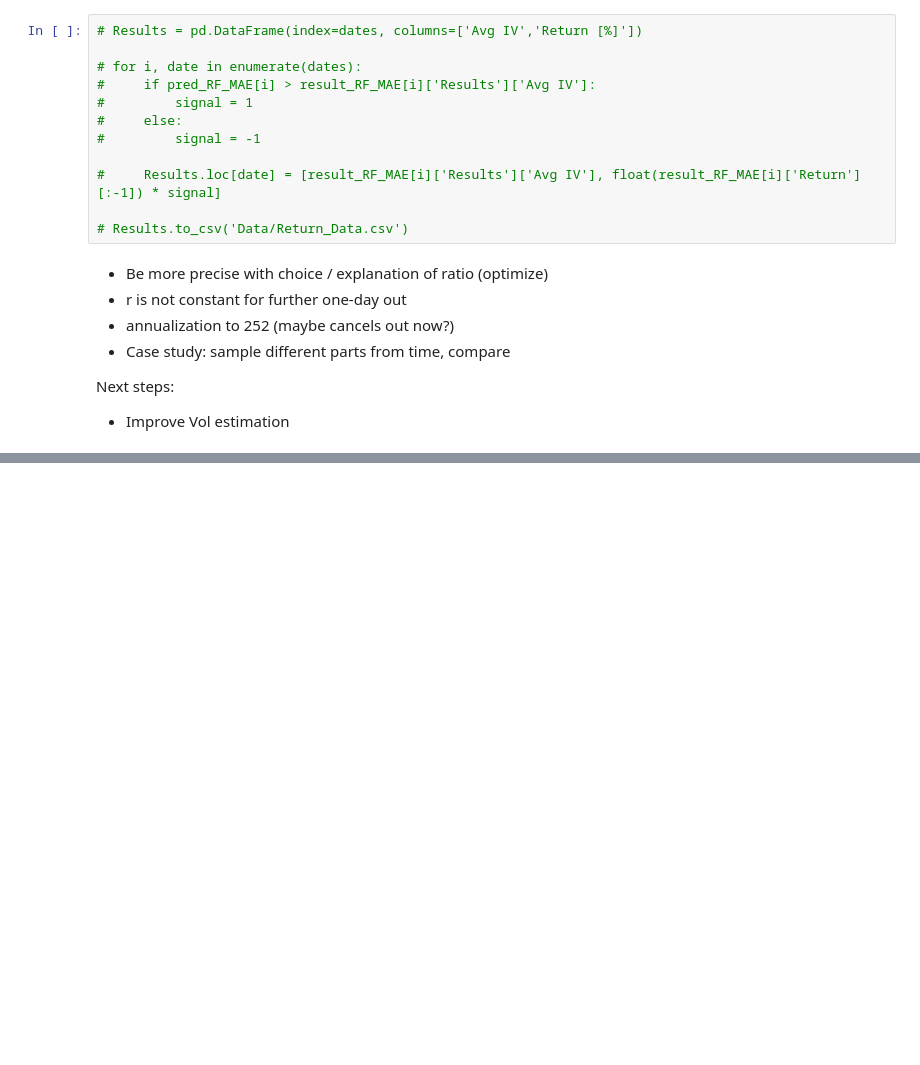
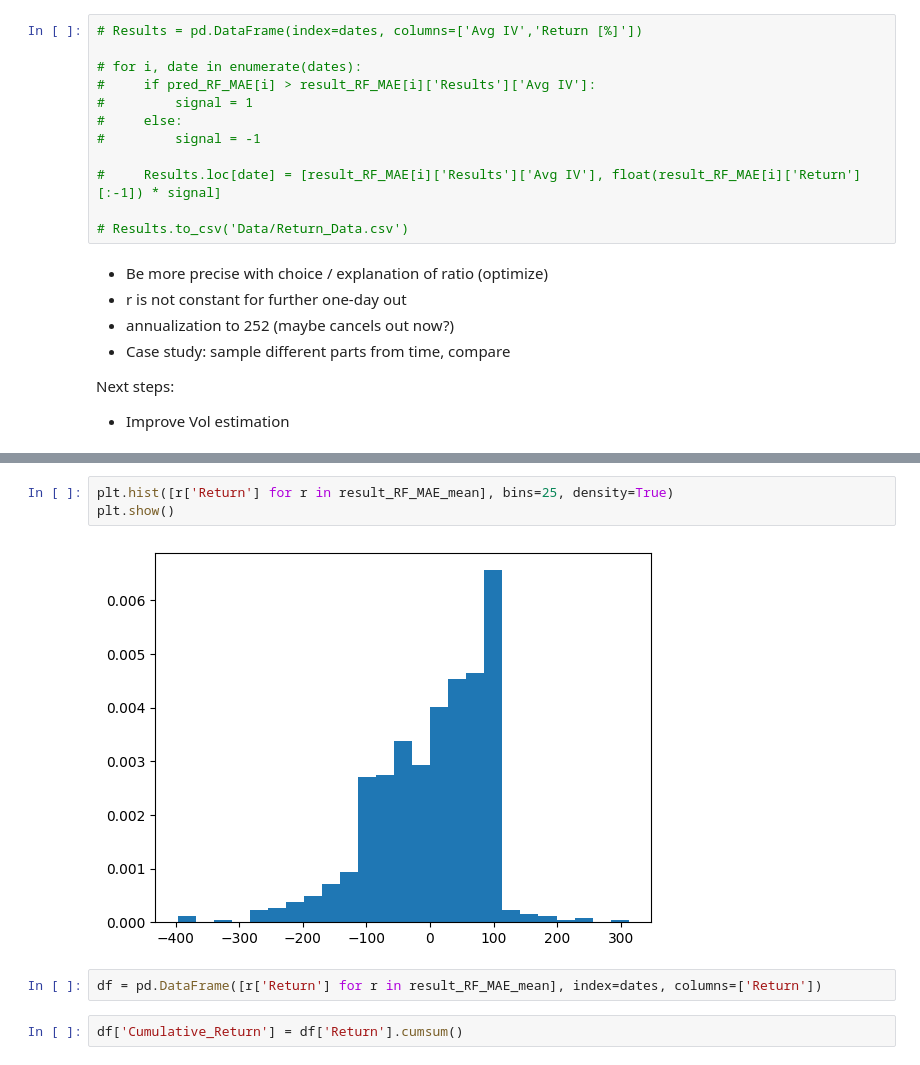
Before and after one commit to bwolfe0/VolForecasting_RandomForests, a Jupyter notebook: Minimal_Feature_Model_Comparison.ipynb, the cells around one changed output, grey strips where cells are left out. Drawn from its saved outputs; the diff is of its cells as text; blank space fills up the shorter version.

```diff
--- a/Minimal_Feature_Model_Comparison.ipynb
+++ b/Minimal_Feature_Model_Comparison.ipynb
@@ -136,0 +209,9 @@ Next steps:
+# %%
+plt.hist([r['Return'] for r in result_RF_MAE_mean], bins=25, density=True)
+plt.show()
+# %% [output]
+[figure, added]
+# %%
+df = pd.DataFrame([r['Return'] for r in result_RF_MAE_mean], index=dates, columns=['Return'])
+# %%
+df['Cumulative_Return'] = df['Return'].cumsum()
```
Also changed, not shown: parts of 14 cells of this notebook, 3 other files.
